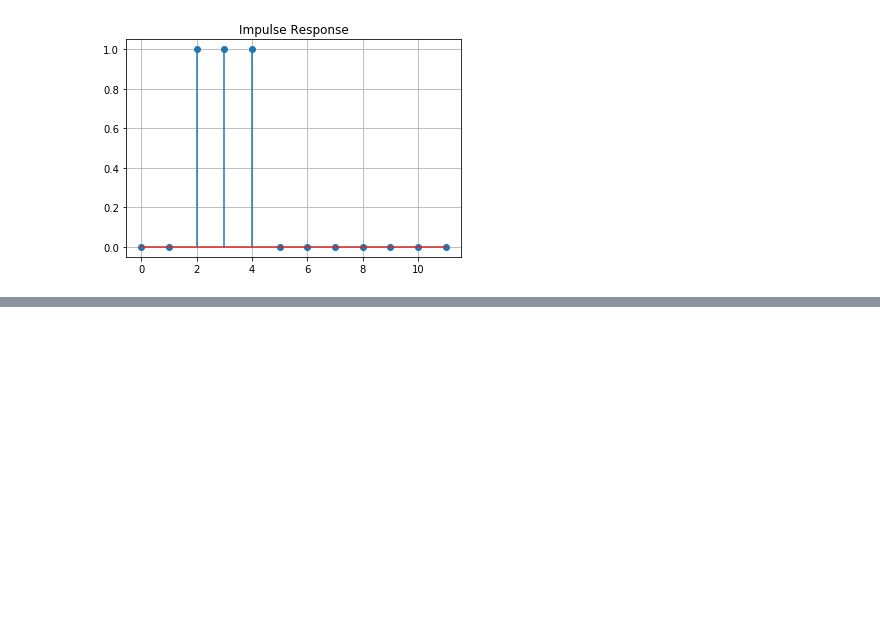
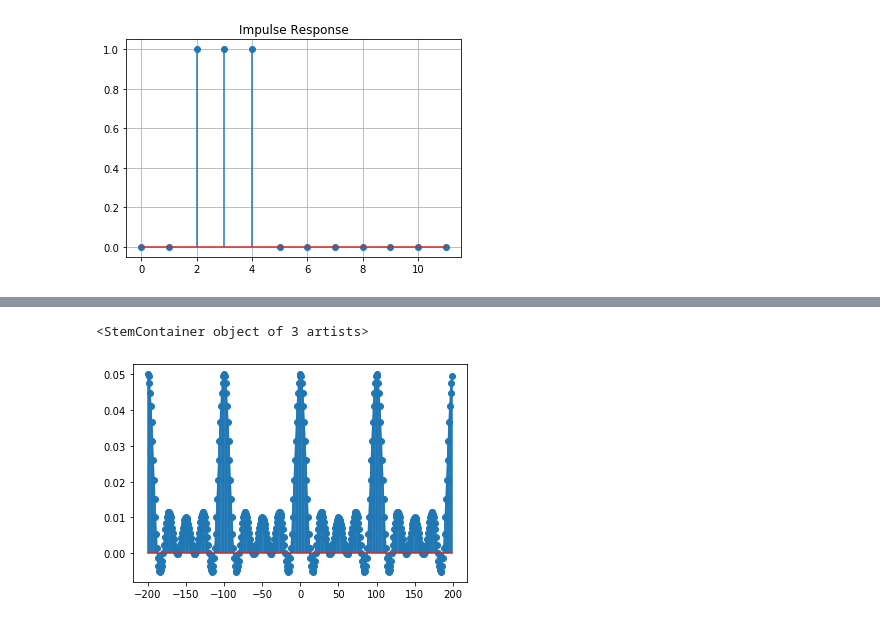
Before and after one commit to puranikvinit/lab_9, a Jupyter notebook: Assignment_2_211EC221_211EC226.ipynb, the cells around one changed output, grey strips where cells are left out. Cells and saved outputs as stored; diff of their text form; code cells hidden in the pictures; blank space fills up the shorter version.

```diff
--- a/Assignment_2_211EC221_211EC226.ipynb
+++ b/Assignment_2_211EC221_211EC226.ipynb
@@ -247,0 +305,15 @@ formula given in class note to compute the $N|c_{k}|$)
+# %%
+nck = []
+L = 5
+N = 100
+omega = (2*np.pi) / N
+
+for i in range(-2*N,2*N):
+    nck.append(ak(N, i, L))
+
+x = np.arange(-2*N,2*N,1)
+plt.plot(x, nck)
+plt.stem(x, nck, use_line_collection = True)
+# %% [output]
+<StemContainer object of 3 artists>
+[figure, added]
```
Also changed, not shown: parts of 16 cells of this notebook.
